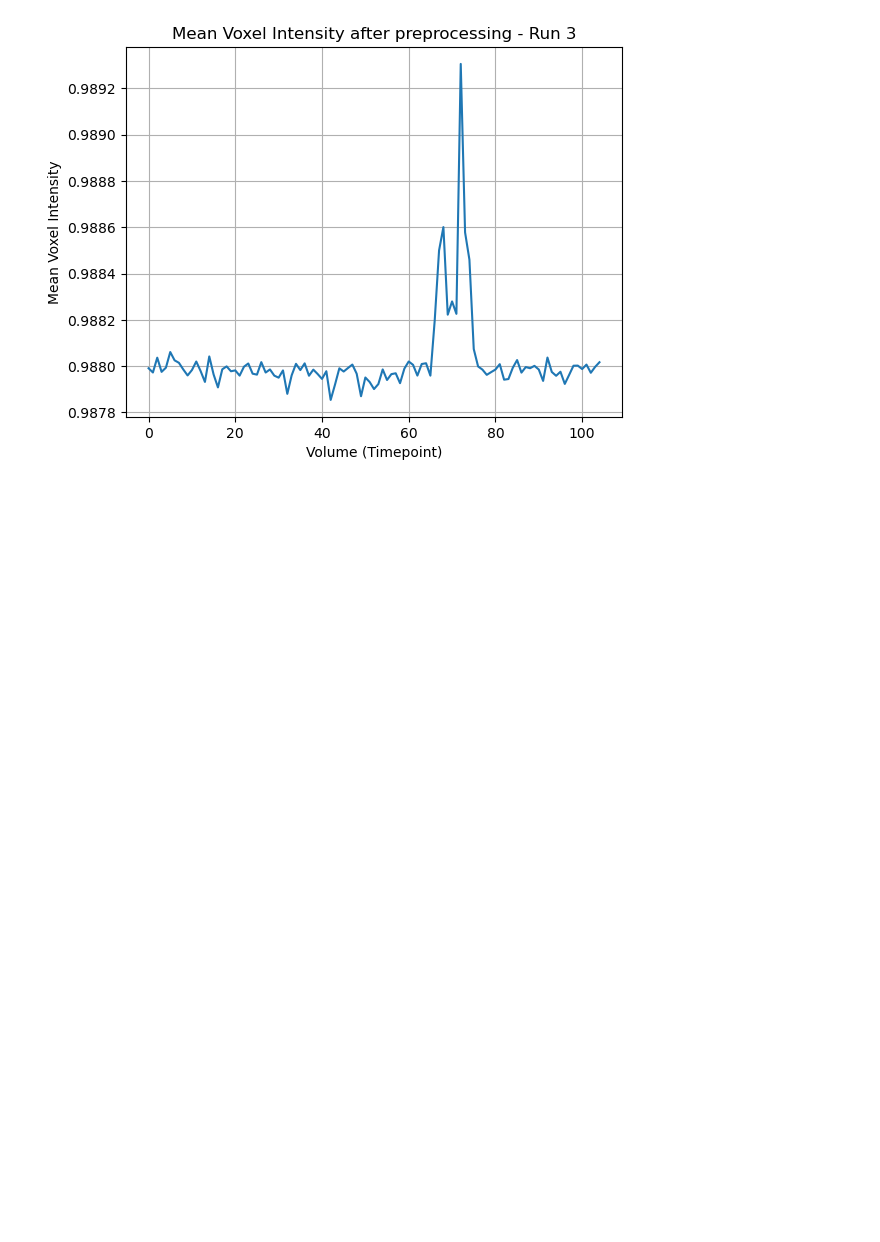
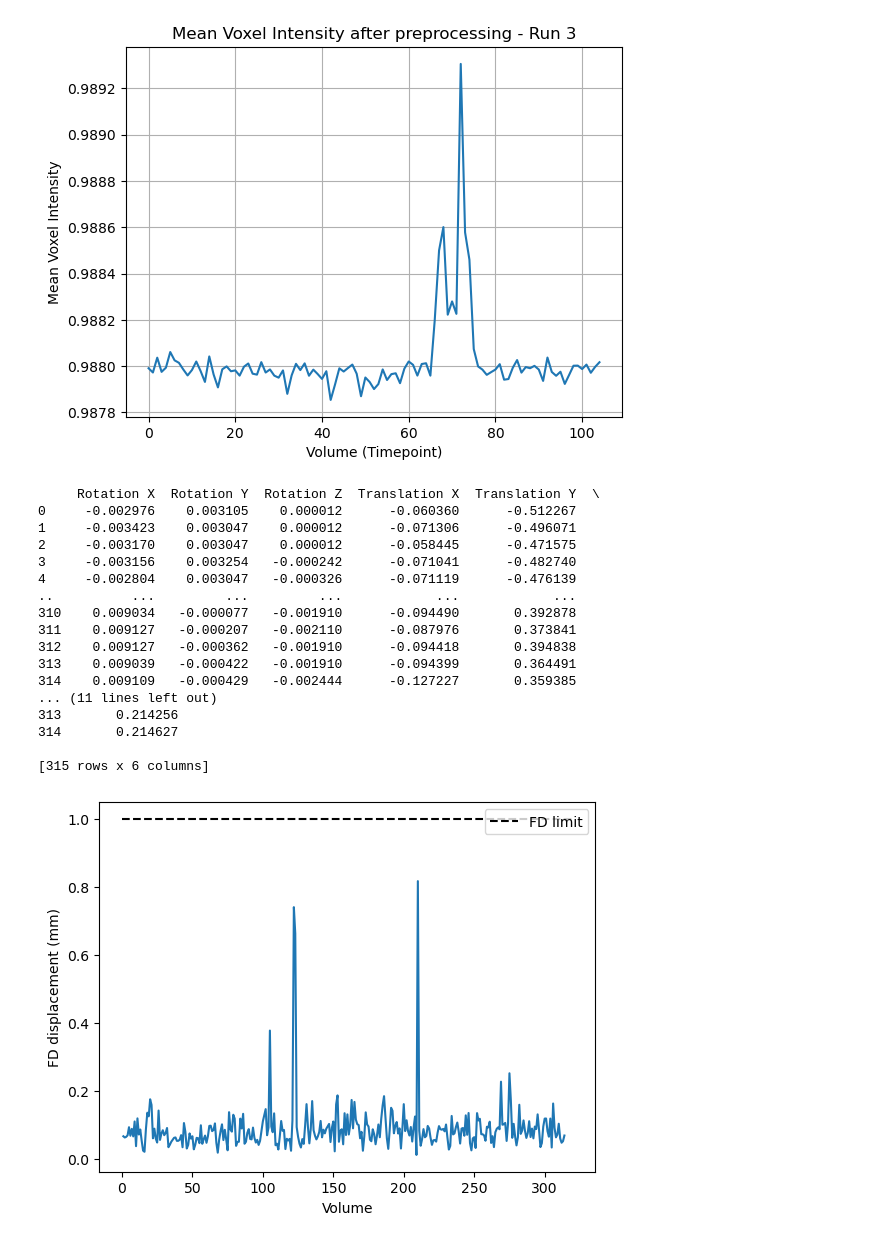
Before and after one commit to loufourneaux/project_1_nssp, a Jupyter notebook: data_visualization.ipynb, the cells around one changed output. Drawn from its saved outputs; the diff is of its cells as text; code cells hidden in the pictures; blank space fills up the shorter version.

```diff
--- a/data_visualization.ipynb
+++ b/data_visualization.ipynb
@@ -53,3 +102,38 @@ plt.plot(motion_params)
 plt.title('Motion Correction Parameters')
 plt.legend(['X-translation', 'Y-translation', 'Z-translation', 'X-rotation', 'Y-rotation', 'Z-rotation'])
 plt.show()
+# %%
+from helper import *
+import numpy as np
+import matplotlib.pyplot as plt
+
+mots= load_mot_params_fsl_6_dof('sub_control01_preprocessed2/func/concatenated_standardized_mc.nii.gz.par')
+print(mots)
+fd=compute_FD_power(mots).to_numpy()
+threshold= 1
+
+plt.plot(list(range(1,fd.size+1)),fd)
+plt.xlabel('Volume')
+plt.ylabel('FD displacement (mm)')
+plt.hlines(threshold, 0,320,colors='black', linestyles='dashed', label= 'FD limit')
+plt.legend()
+plt.show()
+# %% [output]
+     Rotation X  Rotation Y  Rotation Z  Translation X  Translation Y  \
+0     -0.002976    0.003105    0.000012      -0.060360      -0.512267
+1     -0.003423    0.003047    0.000012      -0.071306      -0.496071
+2     -0.003170    0.003047    0.000012      -0.058445      -0.471575
+3     -0.003156    0.003254   -0.000242      -0.071041      -0.482740
+4     -0.002804    0.003047   -0.000326      -0.071119      -0.476139
+..          ...         ...         ...            ...            ...
+310    0.009034   -0.000077   -0.001910      -0.094490       0.392878
+311    0.009127   -0.000207   -0.002110      -0.087976       0.373841
+312    0.009127   -0.000362   -0.001910      -0.094418       0.394838
+313    0.009039   -0.000422   -0.001910      -0.094399       0.364491
+314    0.009109   -0.000429   -0.002444      -0.127227       0.359385
+... (11 lines left out)
+313       0.214256
+314       0.214627
+
+[315 rows x 6 columns]
+[figure, added]
```
Also changed, not shown: parts of 3 cells of this notebook, 1 other file.
